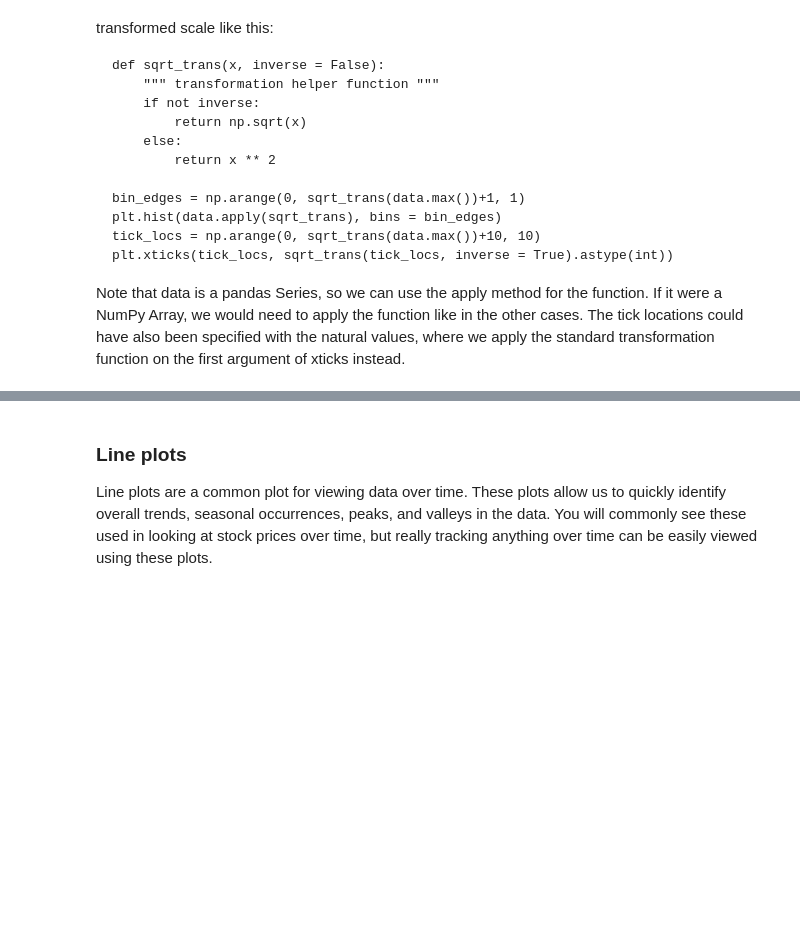
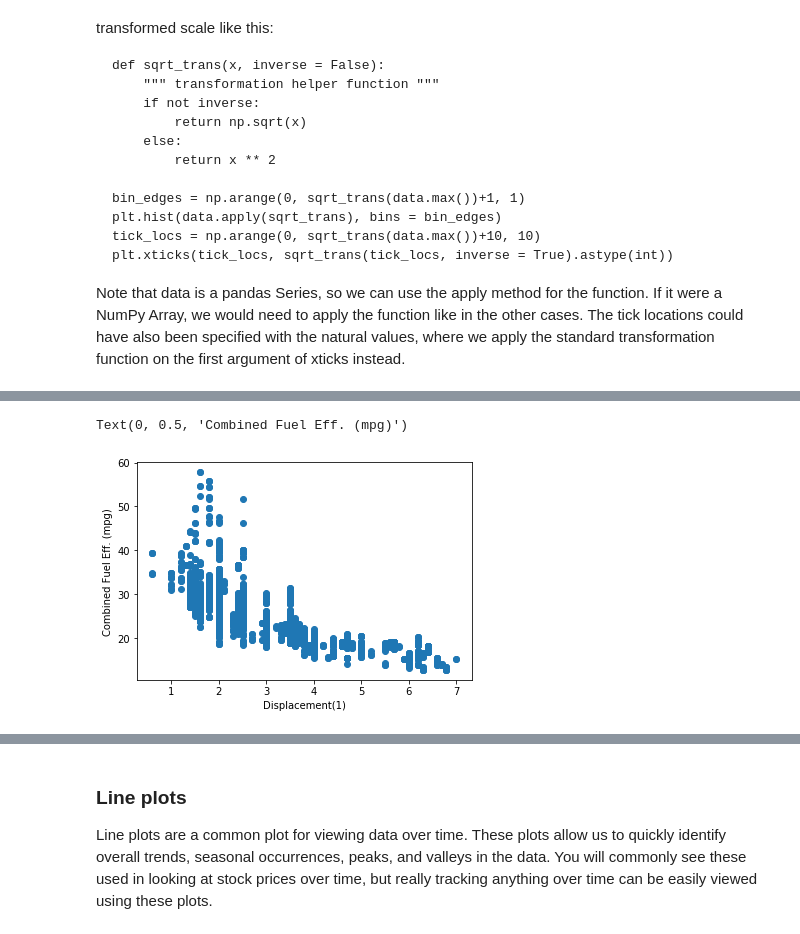
Before and after one commit to edifierxuhao/Data_visualization, a Jupyter notebook: Data_visualization_in_Data_analysis.ipynb, the cells around one changed output, grey strips where cells are left out. Saved outputs shown, nothing was run; the diff lists cells and outputs as text; code cells hidden in the pictures; blank space fills up the shorter version.

```diff
--- a/Data_visualization_in_Data_analysis.ipynb
+++ b/Data_visualization_in_Data_analysis.ipynb
@@ -820,0 +930,4 @@ of a **linear relationship**. [Spearman's Correlation Coefficient](https://en.wi
+# %%
+fuel_ecom = pd.read_csv('fuel-econ.csv')
+print(fuel_ecom.shape)
+fuel_ecom.head()
@@ -820,0 +942,7 @@ of a **linear relationship**. [Spearman's Correlation Coefficient](https://en.wi
+# %%
+plt.scatter(data = fuel_ecom, x = 'displ' , y = 'comb')
+plt.xlabel('Displacement(1)')
+plt.ylabel('Combined Fuel Eff. (mpg)')
+# %% [output]
+Text(0, 0.5, 'Combined Fuel Eff. (mpg)')
+[figure, added]
```
Also changed, not shown: parts of 125 cells of this notebook, 1 other file.
